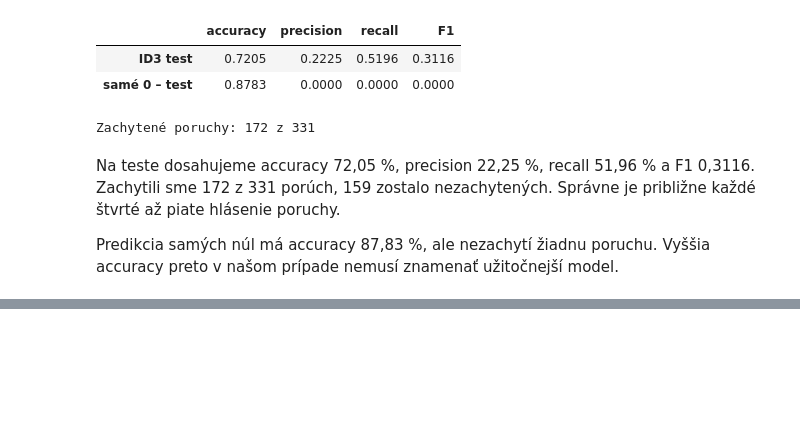
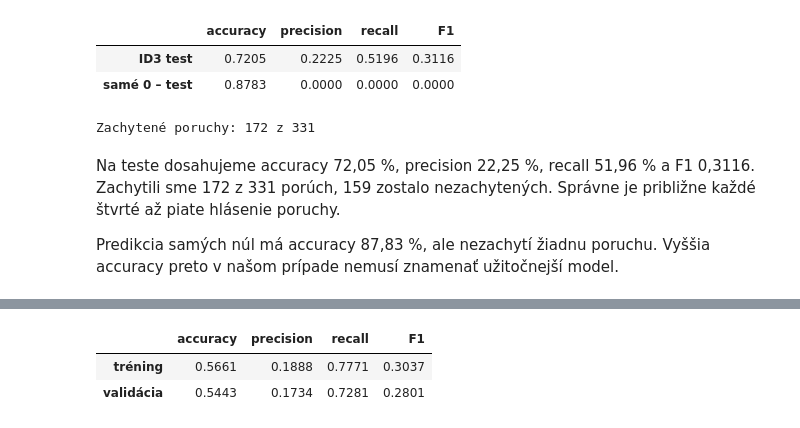
Before and after one commit to kavonada/IAU_zadanie, a Jupyter notebook: projekt.ipynb, the cells around one changed output, grey strips where cells are left out. Cells and saved outputs as stored; diff of their text form; code cells hidden in the pictures; blank space fills up the shorter version.

```diff
--- a/projekt.ipynb
+++ b/projekt.ipynb
@@ -2479,0 +2488,18 @@ Obmedzením stromu sme potlačili výrazné preučenie a nižším prahom umožn
+# %%
+from sklearn.tree import DecisionTreeClassifier, plot_tree
+
+tree_32 = DecisionTreeClassifier(
+    criterion="entropy", max_depth=3, min_samples_leaf=100,
+    class_weight="balanced", random_state=42
+)
+tree_32.fit(X_fit_prep_31, y_fit_31)
+
+tree_validation_32 = pd.DataFrame({
+    "tréning": evaluate_id3(y_fit_31, tree_32.predict(X_fit_prep_31)),
+    "validácia": evaluate_id3(y_val_31, tree_32.predict(X_val_prep_31))
+}).T
+display(tree_validation_32.round(4))
+# %% [output]
+|  | accuracy | precision | recall | F1 |
+| tréning | 0.5661 | 0.1888 | 0.7771 | 0.3037 |
+| validácia | 0.5443 | 0.1734 | 0.7281 | 0.2801 |
```
Also changed, not shown: parts of 14 cells of this notebook.
